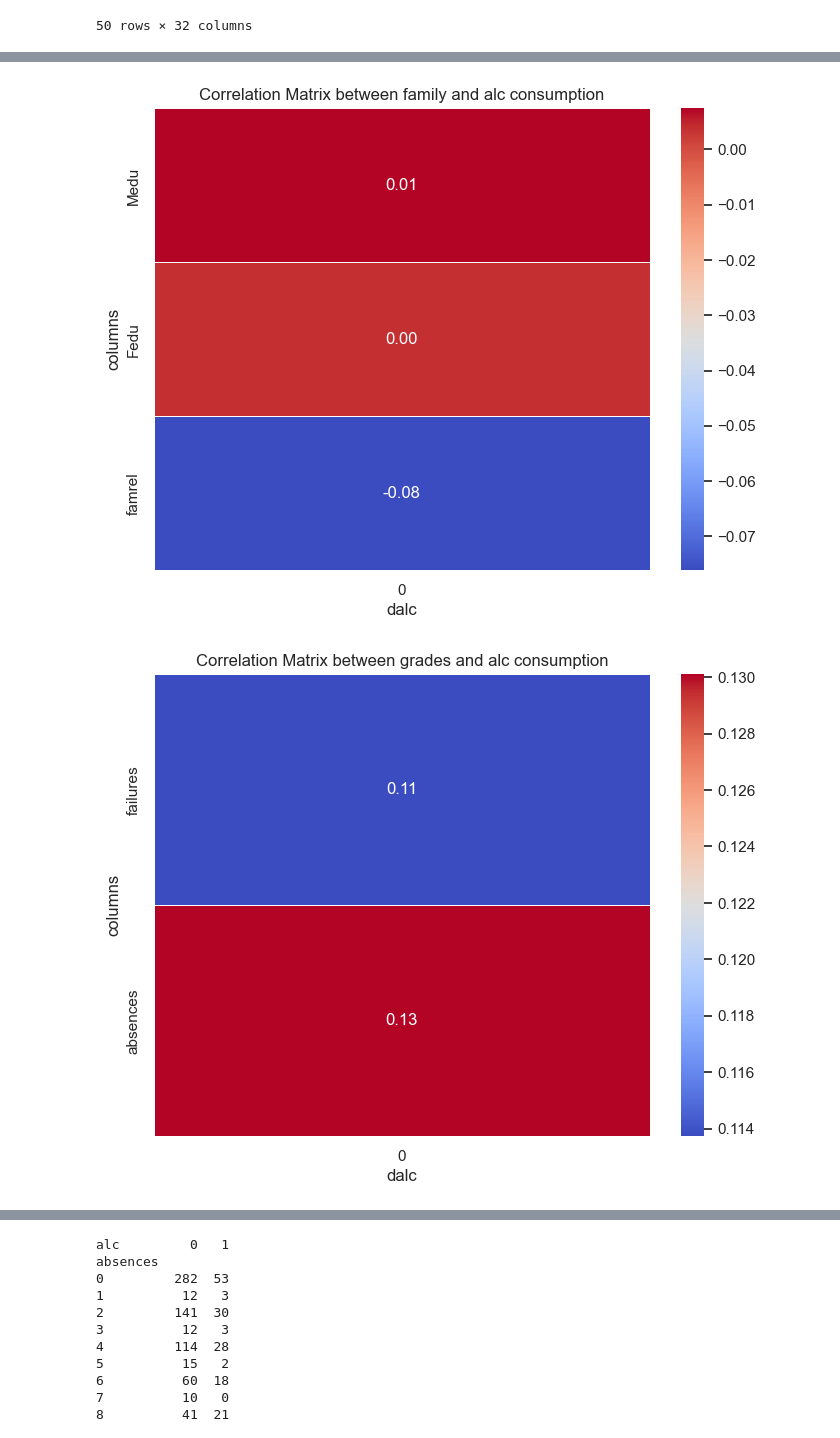
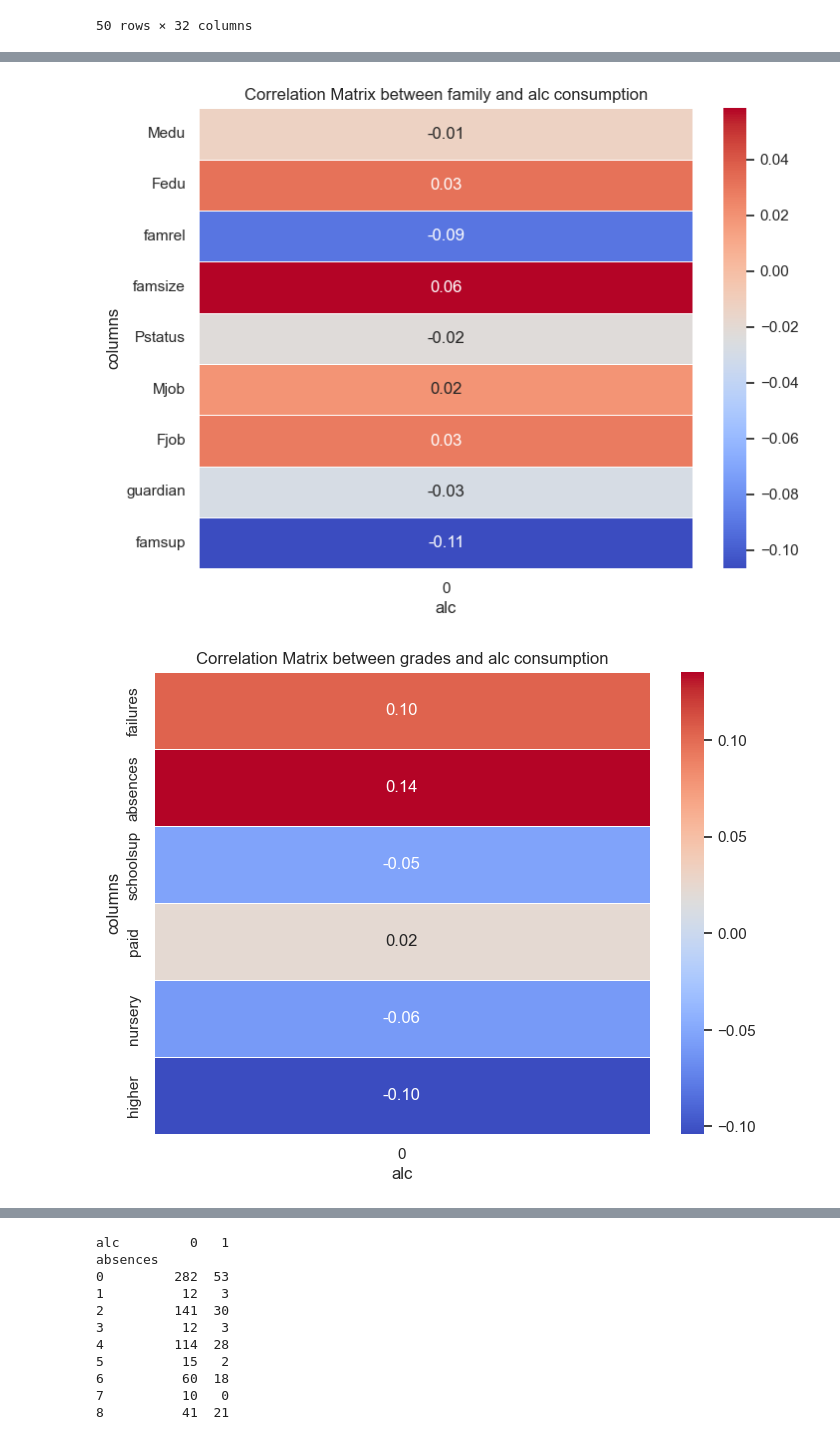
Before and after one commit to ijethmal/sc1015-asg, a Jupyter notebook: main.ipynb, the cells around one changed output, grey strips where cells are left out. Saved outputs shown, nothing was run; the diff lists cells and outputs as text; code cells hidden in the pictures.

```diff
--- a/main.ipynb
+++ b/main.ipynb
@@ -185,3 +185,20 @@ students.head(50)
 | 48 | GP | M | 15 | U | GT3 | T | 4 | 2 | teacher | other | ... | ... |
 | 49 | GP | F | 15 | U | GT3 | T | 4 | 4 | services | teacher | ... | ... |
 50 rows × 32 columns
+# %%
+
+from sklearn.preprocessing import StandardScaler, LabelEncoder
+
+categorical_cols = ['school', 'sex', 'address', 'famsize', 'Pstatus', 'Mjob', 'Fjob', 'reason', 'guardian', 'schoolsup', 'famsup', 'paid', 'activities', 'nursery', 'higher', 'internet', 'romantic']
+
+#duplicate students dataframe
+students1 = students.copy()
+students1.drop(['Dalc', 'Walc'], axis=1, inplace=True) # remove dalc and walc columns and modify original DataFrame
+
+# one hot encode the categorical columns
+label_encoders = {}
+for col in categorical_cols:
+    label_encoders[col] = LabelEncoder()
+    students1[col] = label_encoders[col].fit_transform(students[col])
+
+students1.head(20)
@@ -188,10 +224,11 @@ students.head(50)
 # %%
-fam_columns = ['Medu', 'Fedu', 'famrel']
-grades_columns = ['failures', 'absences']
-char_columns = ['age', 'health']
-lifestyle_columns = ['traveltime', 'studytime', 'freetime', 'goout']
+fam_columns = ['Medu', 'Fedu', 'famrel', 'famsize', 'Pstatus', 'Mjob', 'Fjob', 'guardian', 'famsup']
+grades_columns = ['failures', 'absences', 'schoolsup', 'paid', 'nursery', 'higher']
+char_columns = ['age', 'health', 'sex']
+lifestyle_columns = ['traveltime', 'studytime', 'freetime', 'goout', 'school', 'address', 'reason', 'activities', 'internet', 'romantic']
 
-family = students[fam_columns].copy()
-grades = students[grades_columns].copy()
-char = students[char_columns].copy()
-lifestyle = students[lifestyle_columns].copy()
+
+family = students1[fam_columns].copy()
+grades = students1[grades_columns].copy()
+char = students1[char_columns].copy()
+lifestyle = students1[lifestyle_columns].copy()
@@ -215,6 +235,6 @@ print(family)
 # %%
 # Extract the single variable column from df2
-alcohol_consumption = students['Dalc']
+alcohol_consumption = students1['alc']
 
 #FAMILY
 # Calculate correlation coefficients
@@ -224,7 +244,7 @@ correlation_matrix = family.corrwith(alcohol_consumption)
 plt.figure(figsize=(8, 6))
 sb.heatmap(correlation_matrix.to_frame(), annot=True, cmap='coolwarm', fmt=".2f", linewidths=.5)
 plt.title("Correlation Matrix between family and alc consumption")
-plt.xlabel("dalc")
+plt.xlabel("alc")
 plt.ylabel("columns")
 plt.show()
 
@@ -234,35 +254,35 @@ correlation_matrix = grades.corrwith(alcohol_consumption)
 
 # Plot correlation matrix as a heatmap
 plt.figure(figsize=(8, 6))
 sb.heatmap(correlation_matrix.to_frame(), annot=True, cmap='coolwarm', fmt=".2f", linewidths=.5)
 plt.title("Correlation Matrix between grades and alc consumption")
-plt.xlabel("dalc")
+plt.xlabel("alc")
 plt.ylabel("columns")
 plt.show()
 
 #CHAR
 # Calculate correlation coefficients
 correlation_matrix = char.corrwith(alcohol_consumption)
 
 # Plot correlation matrix as a heatmap
 plt.figure(figsize=(8, 6))
 sb.heatmap(correlation_matrix.to_frame(), annot=True, cmap='coolwarm', fmt=".2f", linewidths=.5)
 plt.title("Correlation Matrix between characteristics and alc consumption")
-plt.xlabel("dalc")
+plt.xlabel("alc")
 plt.ylabel("columns")
 plt.show()
 
 #LIFESTYLE
 # Calculate correlation coefficients
 correlation_matrix = lifestyle.corrwith(alcohol_consumption)
 
 # Plot correlation matrix as a heatmap
 plt.figure(figsize=(8, 6))
 sb.heatmap(correlation_matrix.to_frame(), annot=True, cmap='coolwarm', fmt=".2f", linewidths=.5)
 plt.title("Correlation Matrix between lifestyle and alc consumption")
-plt.xlabel("dalc")
+plt.xlabel("alc")
 plt.ylabel("columns")
 plt.show()
 # %% [output]
-[figure, old version]
+[figure, new version]
-[figure, old version]
+[figure, new version]
```
Also changed, not shown: parts of 15 cells of this notebook.
